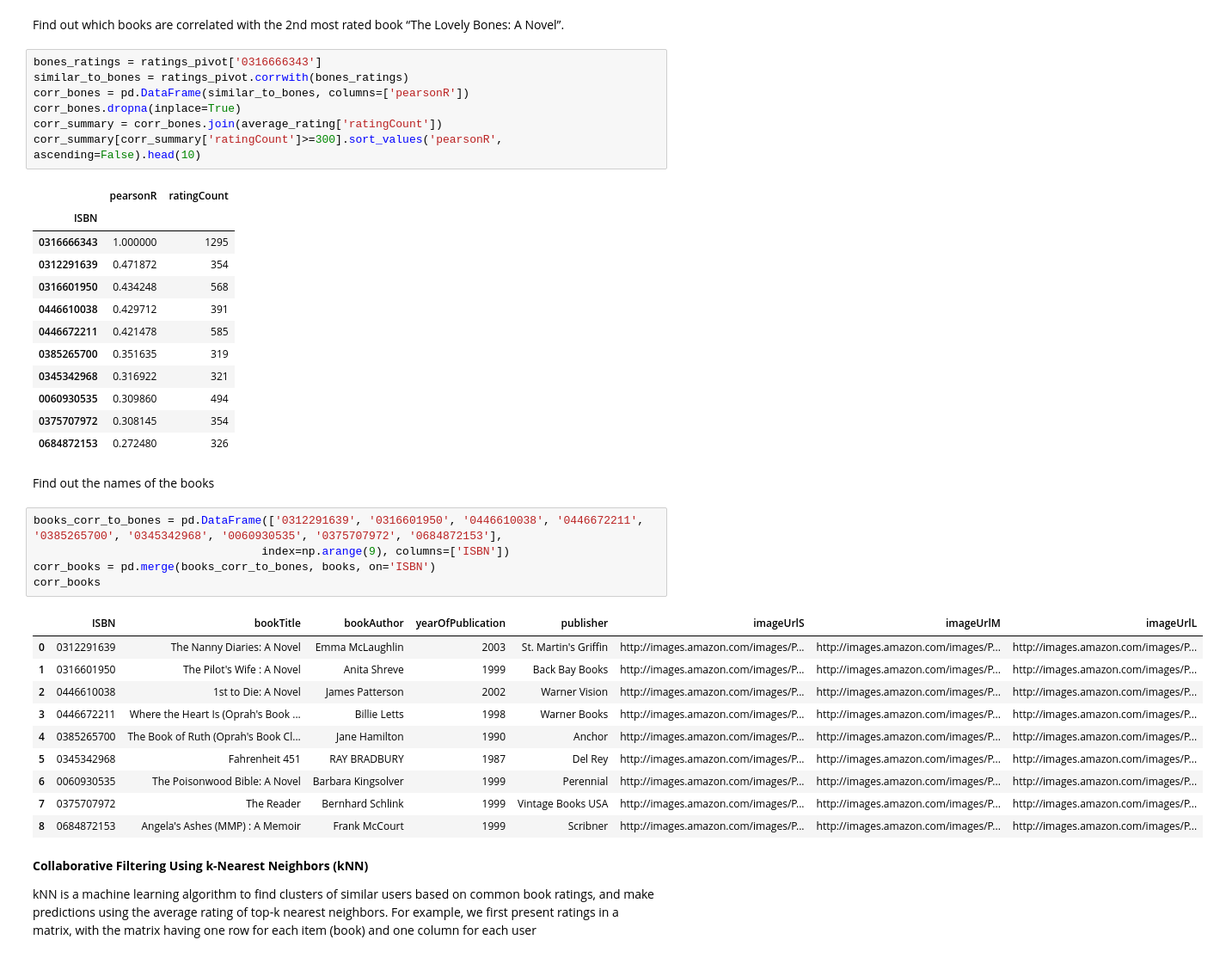
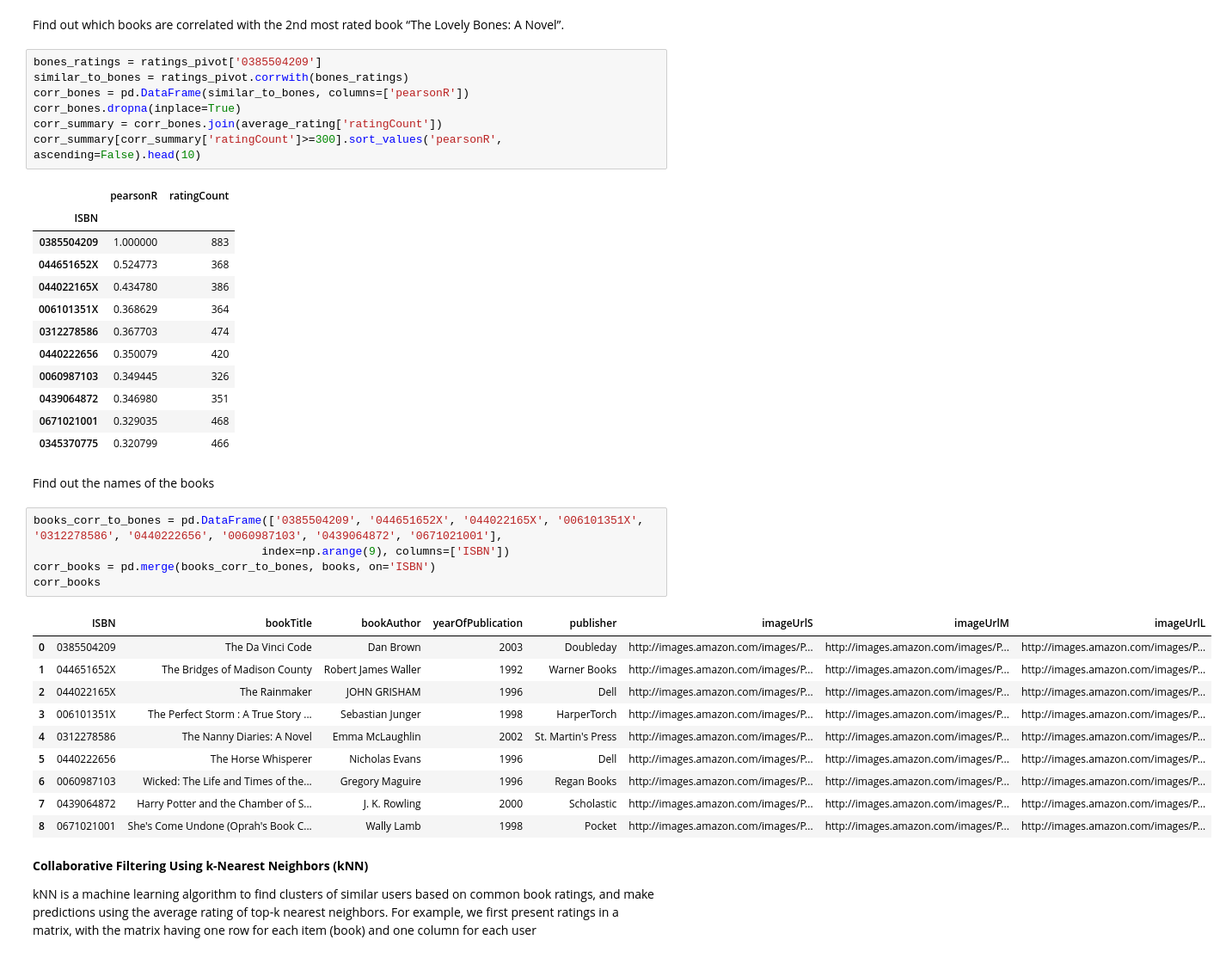
Before and after one commit to shreyabansal25/Recommended-Systems, a Jupyter notebook: ML0120EN_4_2_Review_CollaborativeFilteringwithRBM.ipynb, the cells around one changed output. Shown at 86% size. Cells and saved outputs as stored; diff of their text form.

```diff
--- a/ML0120EN_4_2_Review_CollaborativeFilteringwithRBM.ipynb
+++ b/ML0120EN_4_2_Review_CollaborativeFilteringwithRBM.ipynb
@@ -206,7 +206,7 @@ ratings_pivot.head()
 # %% [markdown]
 Find out which books are correlated with the 2nd most rated book “The Lovely Bones: A Novel”.
 # %%
-bones_ratings = ratings_pivot['0316666343']
+bones_ratings = ratings_pivot['0385504209']
 similar_to_bones = ratings_pivot.corrwith(bones_ratings)
 corr_bones = pd.DataFrame(similar_to_bones, columns=['pearsonR'])
 corr_bones.dropna(inplace=True)
@@ -215,34 +215,34 @@ corr_summary[corr_summary['ratingCount']>=300].sort_values('pearsonR', ascending
 # %% [output]
 |  | pearsonR | ratingCount |
 | ISBN |  |  |
-| 0316666343 | 1.000000 | 1295 |
-| 0312291639 | 0.471872 | 354 |
-| 0316601950 | 0.434248 | 568 |
-| 0446610038 | 0.429712 | 391 |
-| 0446672211 | 0.421478 | 585 |
-| 0385265700 | 0.351635 | 319 |
-| 0345342968 | 0.316922 | 321 |
-| 0060930535 | 0.309860 | 494 |
-| 0375707972 | 0.308145 | 354 |
-| 0684872153 | 0.272480 | 326 |
+| 0385504209 | 1.000000 | 883 |
+| 044651652X | 0.524773 | 368 |
+| 044022165X | 0.434780 | 386 |
+| 006101351X | 0.368629 | 364 |
+| 0312278586 | 0.367703 | 474 |
+| 0440222656 | 0.350079 | 420 |
+| 0060987103 | 0.349445 | 326 |
+| 0439064872 | 0.346980 | 351 |
+| 0671021001 | 0.329035 | 468 |
+| 0345370775 | 0.320799 | 466 |
 # %% [markdown]
 Find out the names of the books
 # %%
-books_corr_to_bones = pd.DataFrame(['0312291639', '0316601950', '0446610038', '0446672211', '0385265700', '0345342968', '0060930535', '0375707972', '0684872153'],
+books_corr_to_bones = pd.DataFrame(['0385504209', '044651652X', '044022165X', '006101351X', '0312278586', '0440222656', '0060987103', '0439064872', '0671021001'],
                                   index=np.arange(9), columns=['ISBN'])
 corr_books = pd.merge(books_corr_to_bones, books, on='ISBN')
 corr_books
 # %% [output]
 |  | ISBN | bookTitle | bookAuthor | yearOfPublication | publisher | imageUrlS | imageUrlM | imageUrlL |
-| 0 | 0312291639 | The Nanny Diaries: A Novel | Emma McLaughlin | 2003 | St. Martin's Griffin | http://images.amazon.com/images/P... | http://images.amazon.com/images/P... | http://images.amazon.com/images/P... |
-| 1 | 0316601950 | The Pilot's Wife : A Novel | Anita Shreve | 1999 | Back Bay Books | http://images.amazon.com/images/P... | http://images.amazon.com/images/P... | http://images.amazon.com/images/P... |
-| 2 | 0446610038 | 1st to Die: A Novel | James Patterson | 2002 | Warner Vision | http://images.amazon.com/images/P... | http://images.amazon.com/images/P... | http://images.amazon.com/images/P... |
-| 3 | 0446672211 | Where the Heart Is (Oprah's Book ... | Billie Letts | 1998 | Warner Books | http://images.amazon.com/images/P... | http://images.amazon.com/images/P... | http://images.amazon.com/images/P... |
-| 4 | 0385265700 | The Book of Ruth (Oprah's Book Cl... | Jane Hamilton | 1990 | Anchor | http://images.amazon.com/images/P... | http://images.amazon.com/images/P... | http://images.amazon.com/images/P... |
-| 5 | 0345342968 | Fahrenheit 451 | RAY BRADBURY | 1987 | Del Rey | http://images.amazon.com/images/P... | http://images.amazon.com/images/P... | http://images.amazon.com/images/P... |
-| 6 | 0060930535 | The Poisonwood Bible: A Novel | Barbara Kingsolver | 1999 | Perennial | http://images.amazon.com/images/P... | http://images.amazon.com/images/P... | http://images.amazon.com/images/P... |
-| 7 | 0375707972 | The Reader | Bernhard Schlink | 1999 | Vintage Books USA | http://images.amazon.com/images/P... | http://images.amazon.com/images/P... | http://images.amazon.com/images/P... |
-| 8 | 0684872153 | Angela's Ashes (MMP) : A Memoir | Frank McCourt | 1999 | Scribner | http://images.amazon.com/images/P... | http://images.amazon.com/images/P... | http://images.amazon.com/images/P... |
+| 0 | 0385504209 | The Da Vinci Code | Dan Brown | 2003 | Doubleday | http://images.amazon.com/images/P... | http://images.amazon.com/images/P... | http://images.amazon.com/images/P... |
+| 1 | 044651652X | The Bridges of Madison County | Robert James Waller | 1992 | Warner Books | http://images.amazon.com/images/P... | http://images.amazon.com/images/P... | http://images.amazon.com/images/P... |
+| 2 | 044022165X | The Rainmaker | JOHN GRISHAM | 1996 | Dell | http://images.amazon.com/images/P... | http://images.amazon.com/images/P... | http://images.amazon.com/images/P... |
+| 3 | 006101351X | The Perfect Storm : A True Story ... | Sebastian Junger | 1998 | HarperTorch | http://images.amazon.com/images/P... | http://images.amazon.com/images/P... | http://images.amazon.com/images/P... |
+| 4 | 0312278586 | The Nanny Diaries: A Novel | Emma McLaughlin | 2002 | St. Martin's Press | http://images.amazon.com/images/P... | http://images.amazon.com/images/P... | http://images.amazon.com/images/P... |
+| 5 | 0440222656 | The Horse Whisperer | Nicholas Evans | 1996 | Dell | http://images.amazon.com/images/P... | http://images.amazon.com/images/P... | http://images.amazon.com/images/P... |
+| 6 | 0060987103 | Wicked: The Life and Times of the... | Gregory Maguire | 1996 | Regan Books | http://images.amazon.com/images/P... | http://images.amazon.com/images/P... | http://images.amazon.com/images/P... |
+| 7 | 0439064872 | Harry Potter and the Chamber of S... | J. K. Rowling | 2000 | Scholastic | http://images.amazon.com/images/P... | http://images.amazon.com/images/P... | http://images.amazon.com/images/P... |
+| 8 | 0671021001 | She's Come Undone (Oprah's Book C... | Wally Lamb | 1998 | Pocket | http://images.amazon.com/images/P... | http://images.amazon.com/images/P... | http://images.amazon.com/images/P... |
 # %% [markdown]
 **Collaborative Filtering Using k-Nearest Neighbors (kNN)**
 
```
Also changed, not shown: parts of 4 cells of this notebook.
